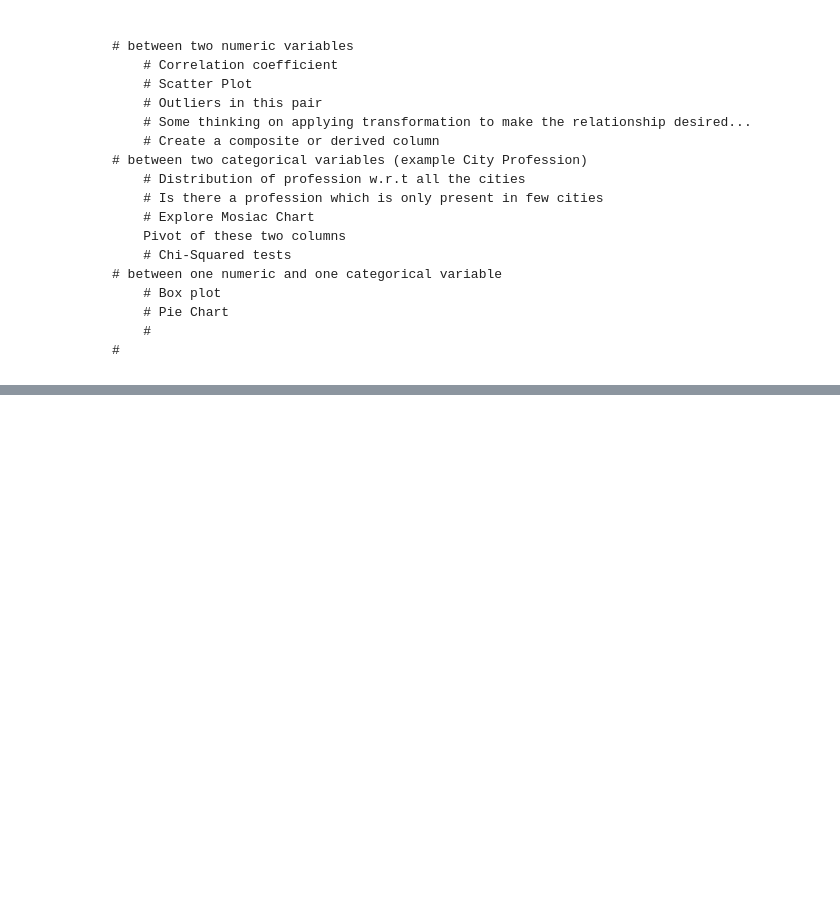
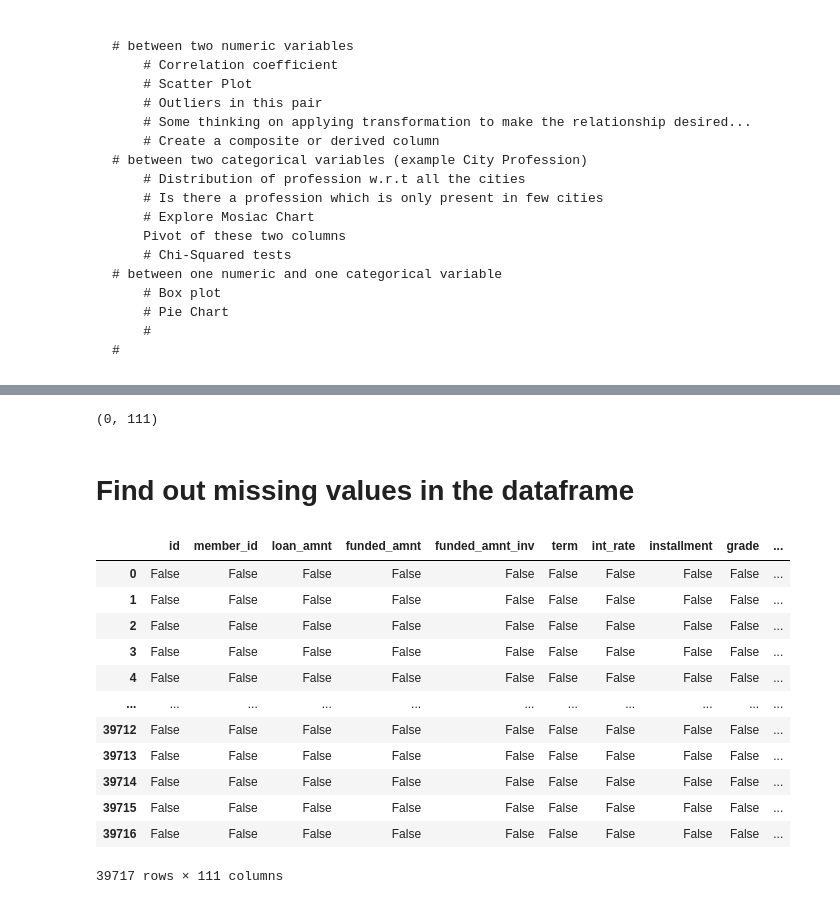
Before and after one commit to suneetsahadevan/python_casestudy, a Jupyter notebook: EDA - Business Case Study.ipynb, the cells around one changed output, grey strips where cells are left out. Saved outputs shown, nothing was run; the diff lists cells and outputs as text; code cells hidden in the pictures; blank space fills up the shorter version.

```diff
--- a/EDA - Business Case Study.ipynb
+++ b/EDA - Business Case Study.ipynb
@@ -45,0 +228,22 @@
+# %%
+temp3.shape
+# %% [output]
+(0, 111)
+# %% [markdown]
+# Find out missing values in the dataframe
+# %%
+df_loan.isnull()
+# %% [output]
+|  | id | member_id | loan_amnt | funded_amnt | funded_amnt_inv | term | int_rate | installment | grade | ... |
+| 0 | False | False | False | False | False | False | False | False | False | ... |
+| 1 | False | False | False | False | False | False | False | False | False | ... |
+| 2 | False | False | False | False | False | False | False | False | False | ... |
+| 3 | False | False | False | False | False | False | False | False | False | ... |
+| 4 | False | False | False | False | False | False | False | False | False | ... |
+| ... | ... | ... | ... | ... | ... | ... | ... | ... | ... | ... |
+| 39712 | False | False | False | False | False | False | False | False | False | ... |
+| 39713 | False | False | False | False | False | False | False | False | False | ... |
+| 39714 | False | False | False | False | False | False | False | False | False | ... |
+| 39715 | False | False | False | False | False | False | False | False | False | ... |
+| 39716 | False | False | False | False | False | False | False | False | False | ... |
+39717 rows × 111 columns
```
Also changed, not shown: parts of 53 cells of this notebook.
